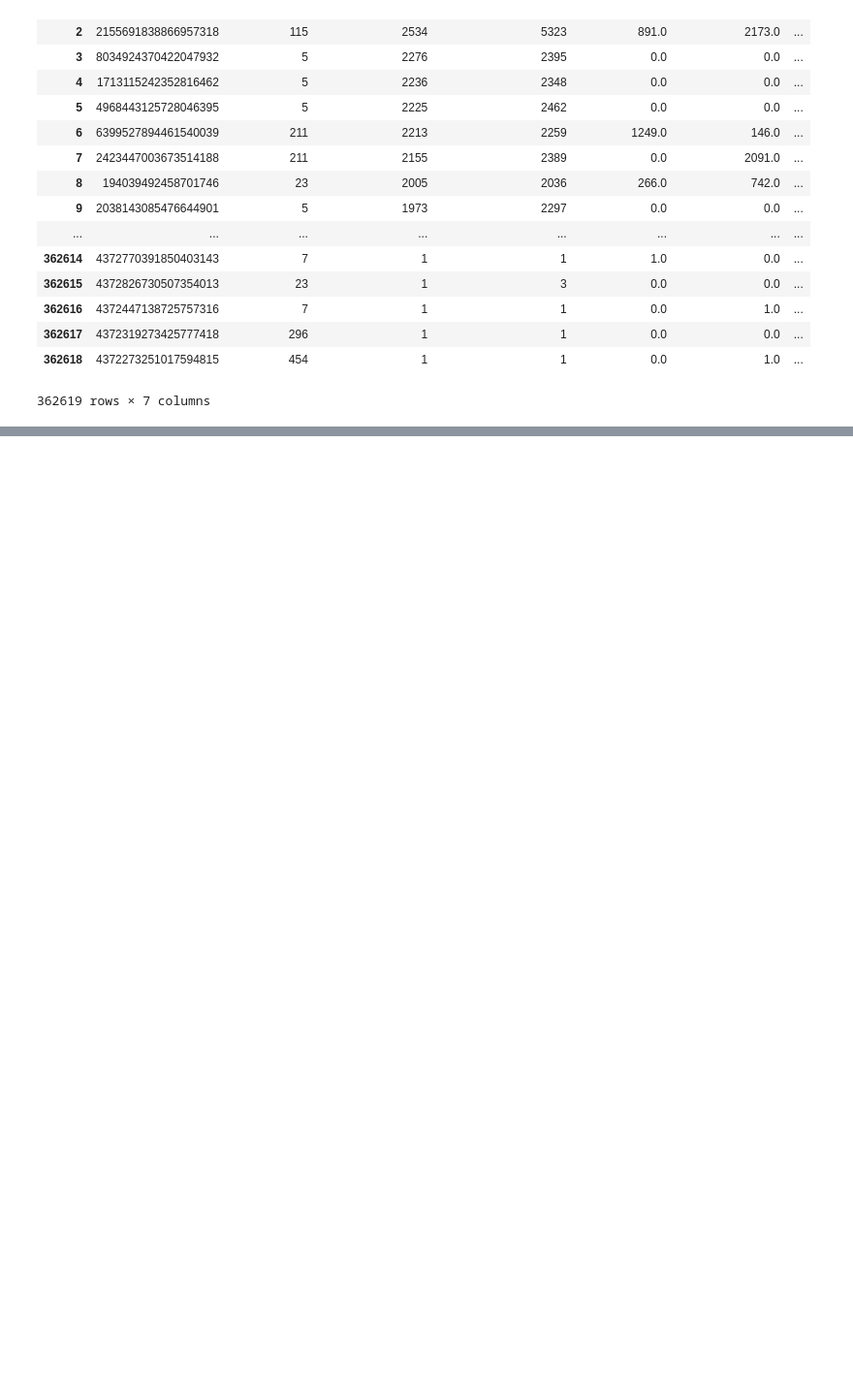
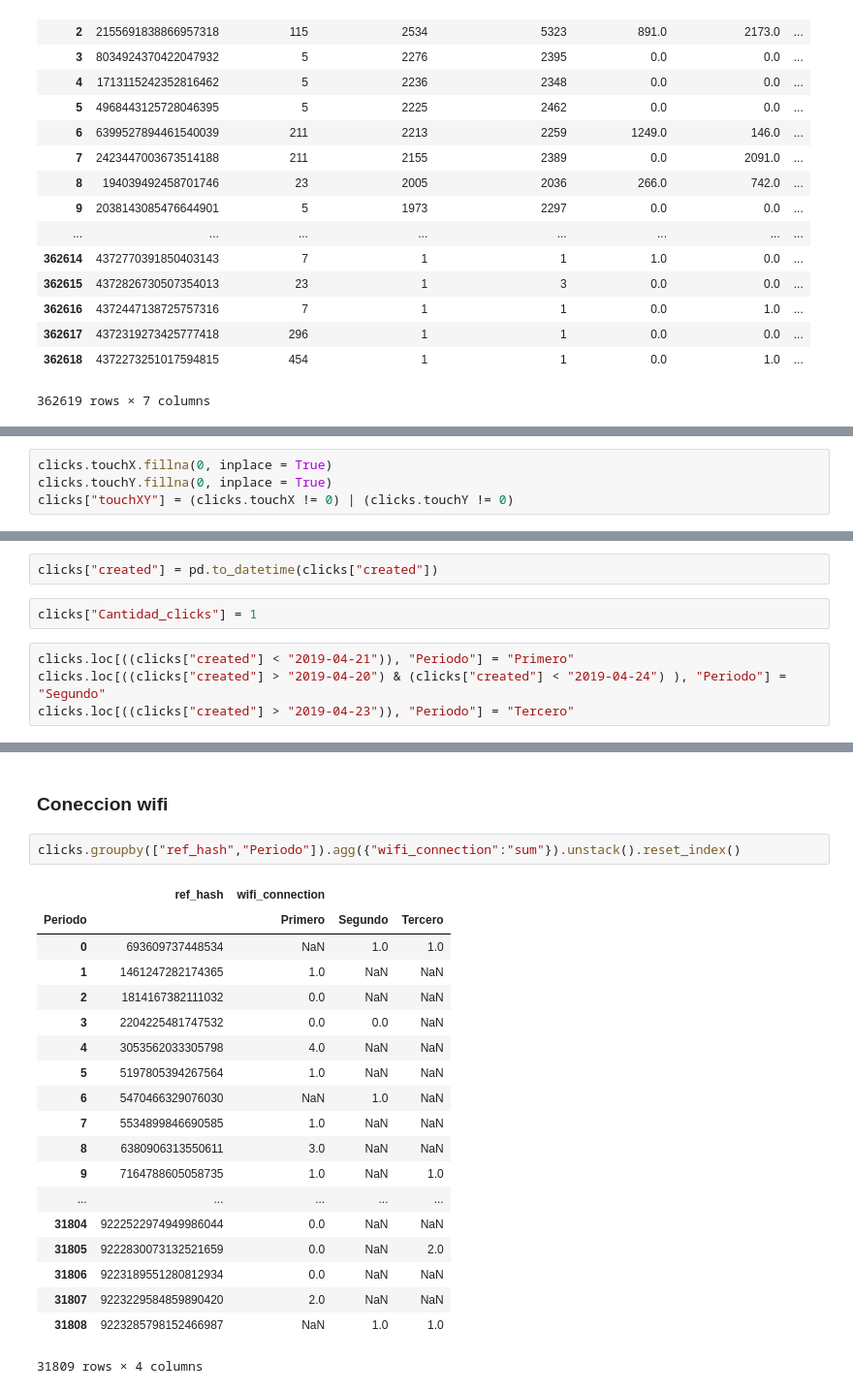
Before and after one commit to MartinRosasSommer/Datos2019, a Jupyter notebook: getting_features_events_clicks.ipynb, the cells around one changed output, grey strips where cells are left out. Shown at 97% size. Saved outputs shown, nothing was run; the diff lists cells and outputs as text; blank space fills up the shorter version.

```diff
--- a/Analisis_Events.ipynb
+++ b/getting_features_events_clicks.ipynb
@@ -349,0 +420,4 @@ df_eventos_feature
+# %%
+clicks.touchX.fillna(0, inplace = True)
+clicks.touchY.fillna(0, inplace = True)
+clicks["touchXY"] = (clicks.touchX != 0) | (clicks.touchY != 0)
@@ -349,0 +448,8 @@ df_eventos_feature
+# %%
+clicks["created"] = pd.to_datetime(clicks["created"])
+# %%
+clicks["Cantidad_clicks"] = 1
+# %%
+clicks.loc[((clicks["created"] < "2019-04-21")), "Periodo"] = "Primero"
+clicks.loc[((clicks["created"] > "2019-04-20") & (clicks["created"] < "2019-04-24") ), "Periodo"] = "Segundo"
+clicks.loc[((clicks["created"] > "2019-04-23")), "Periodo"] = "Tercero"
@@ -349,0 +506,24 @@ df_eventos_feature
+# %% [markdown]
+### Coneccion wifi
+# %%
+clicks.groupby(["ref_hash","Periodo"]).agg({"wifi_connection":"sum"}).unstack().reset_index()
+# %% [output]
+|  | ref_hash | wifi_connection |  |  |
+| Periodo |  | Primero | Segundo | Tercero |
+| 0 | 693609737448534 | NaN | 1.0 | 1.0 |
+| 1 | 1461247282174365 | 1.0 | NaN | NaN |
+| 2 | 1814167382111032 | 0.0 | NaN | NaN |
+| 3 | 2204225481747532 | 0.0 | 0.0 | NaN |
+| 4 | 3053562033305798 | 4.0 | NaN | NaN |
+| 5 | 5197805394267564 | 1.0 | NaN | NaN |
+| 6 | 5470466329076030 | NaN | 1.0 | NaN |
+| 7 | 5534899846690585 | 1.0 | NaN | NaN |
+| 8 | 6380906313550611 | 3.0 | NaN | NaN |
+| 9 | 7164788605058735 | 1.0 | NaN | 1.0 |
+| ... | ... | ... | ... | ... |
+| 31804 | 9222522974949986044 | 0.0 | NaN | NaN |
+| 31805 | 9222830073132521659 | 0.0 | NaN | 2.0 |
+| 31806 | 9223189551280812934 | 0.0 | NaN | NaN |
+| 31807 | 9223229584859890420 | 2.0 | NaN | NaN |
+| 31808 | 9223285798152466987 | NaN | 1.0 | 1.0 |
+31809 rows × 4 columns
```
Also changed, not shown: parts of 15 cells of this notebook.
